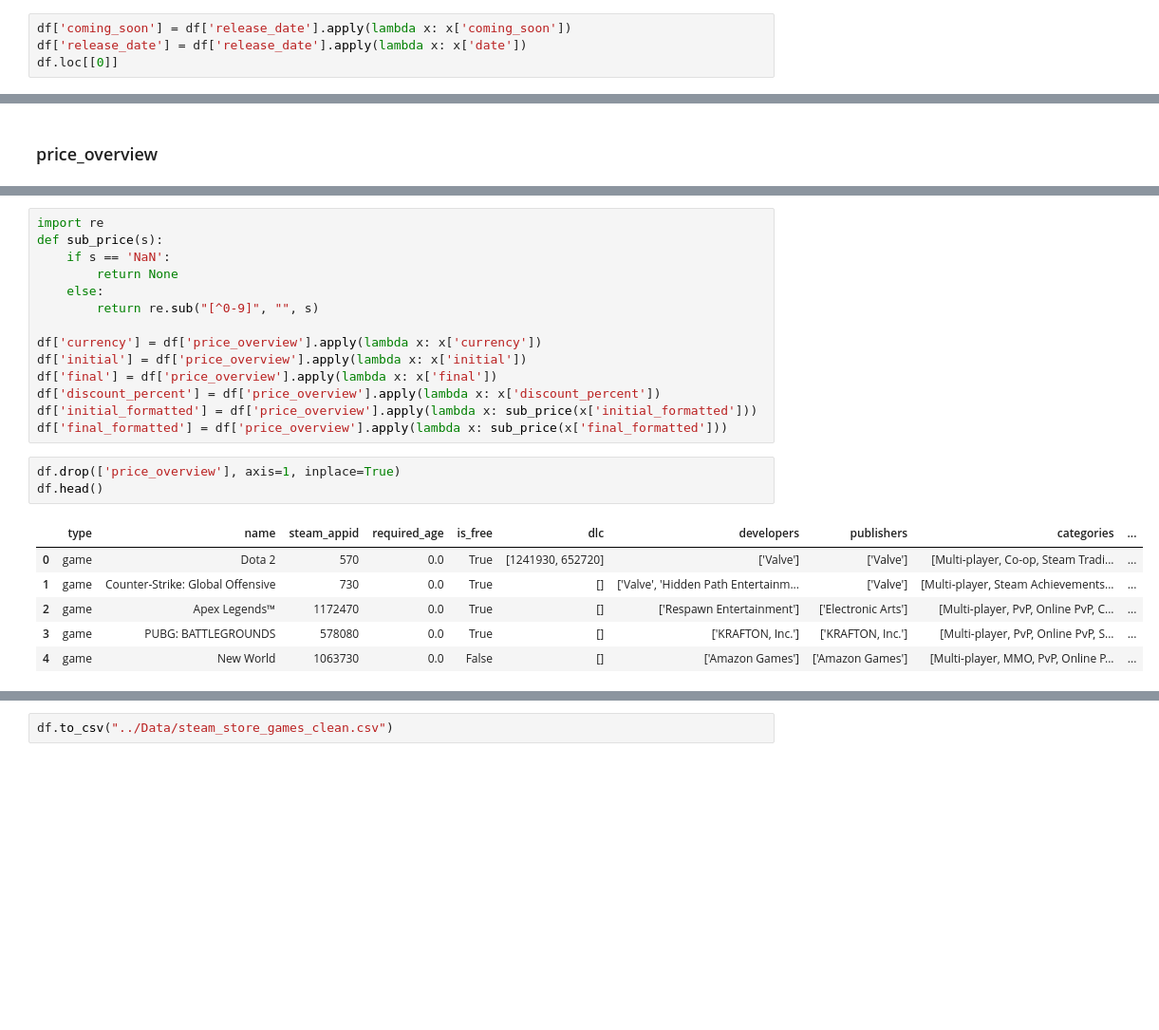
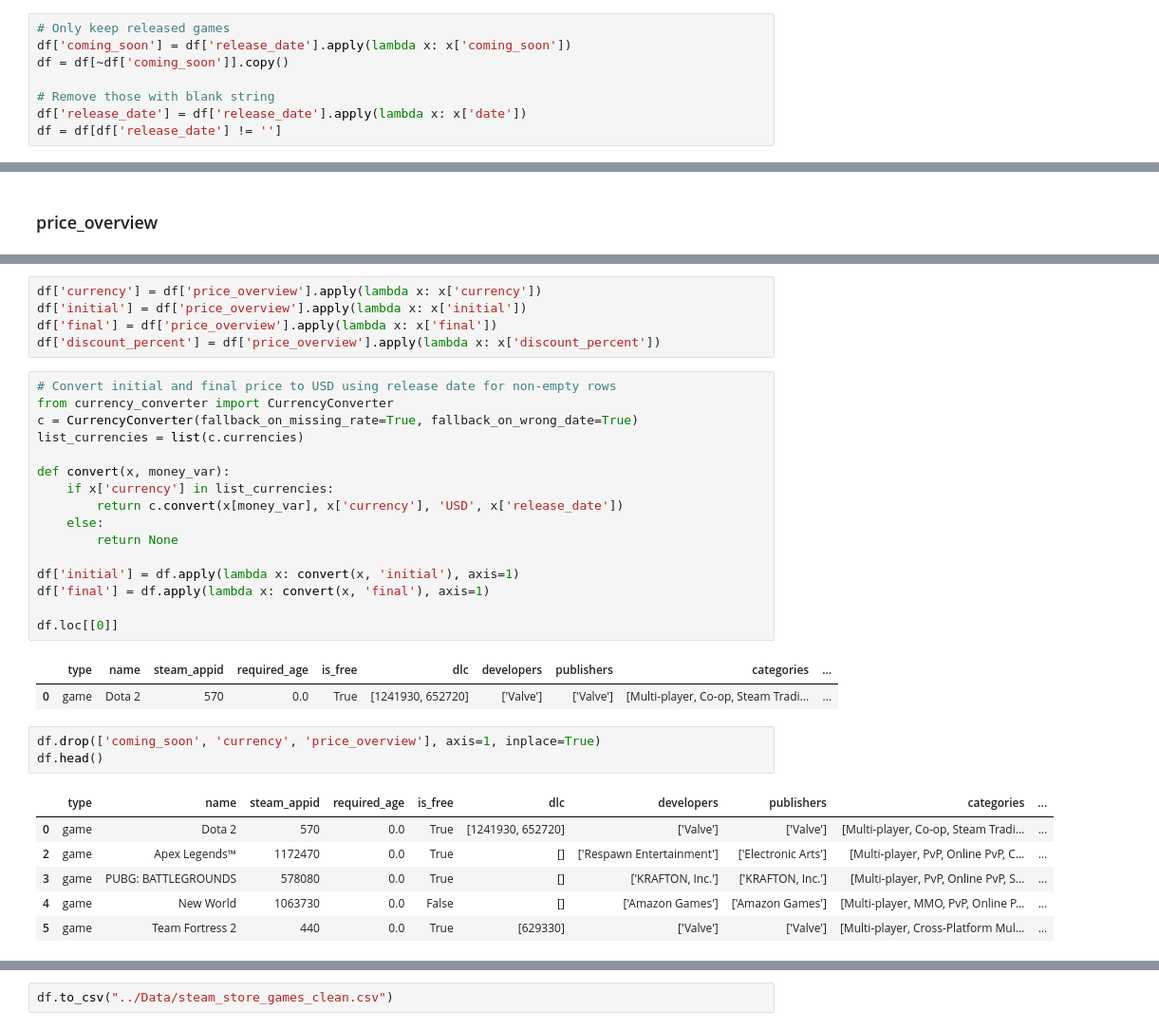
Before and after one commit to kYuXian/is4242-project, a Jupyter notebook: Project Code/steam_store_cleaning.ipynb, the cells around one changed output, grey strips where cells are left out. Shown at 95% size. Drawn from its saved outputs; the diff is of its cells as text; blank space fills up the shorter version.

Commit message:
Clean price, release_date and created data_preprocessing file

```diff
--- a/Project Code/steam_store_cleaning.ipynb
+++ b/Project Code/steam_store_cleaning.ipynb
@@ -275,6 +275,10 @@ temp[temp['release_date'].apply(lambda x: x['coming_soon'])]['release_date']
 61637        {'coming_soon': True, 'date': 'Coming soon'}
 Name: release_date, Length: 118, dtype: object
 # %%
+# Only keep released games
 df['coming_soon'] = df['release_date'].apply(lambda x: x['coming_soon'])
+df = df[~df['coming_soon']].copy()
+
+# Remove those with blank string
 df['release_date'] = df['release_date'].apply(lambda x: x['date'])
-df.loc[[0]]
+df = df[df['release_date'] != '']
@@ -327,29 +358,39 @@ df[df['price_overview'].isnull()]
 # %% [output]
 |  | type | name | steam_appid | required_age | is_free | dlc | developers | publishers | categories | ... |
 # %%
-import re
-def sub_price(s):
-    if s == 'NaN':
-        return None
-    else:
-        return re.sub("[^0-9]", "", s)
-
 df['currency'] = df['price_overview'].apply(lambda x: x['currency'])
 df['initial'] = df['price_overview'].apply(lambda x: x['initial'])
 df['final'] = df['price_overview'].apply(lambda x: x['final'])
 df['discount_percent'] = df['price_overview'].apply(lambda x: x['discount_percent'])
-df['initial_formatted'] = df['price_overview'].apply(lambda x: sub_price(x['initial_formatted']))
-df['final_formatted'] = df['price_overview'].apply(lambda x: sub_price(x['final_formatted']))
+# %%
+# Convert initial and final price to USD using release date for non-empty rows
+from currency_converter import CurrencyConverter
+c = CurrencyConverter(fallback_on_missing_rate=True, fallback_on_wrong_date=True)
+list_currencies = list(c.currencies)
+
+def convert(x, money_var):
+    if x['currency'] in list_currencies:
+        return c.convert(x[money_var], x['currency'], 'USD', x['release_date'])
+    else:
+        return None
+
+df['initial'] = df.apply(lambda x: convert(x, 'initial'), axis=1)
+df['final'] = df.apply(lambda x: convert(x, 'final'), axis=1)
+
+df.loc[[0]]
+# %% [output]
+|  | type | name | steam_appid | required_age | is_free | dlc | developers | publishers | categories | ... |
+| 0 | game | Dota 2 | 570 | 0.0 | True | [1241930, 652720] | ['Valve'] | ['Valve'] | [Multi-player, Co-op, Steam Tradi... | ... |
 # %%
-df.drop(['price_overview'], axis=1, inplace=True)
+df.drop(['coming_soon', 'currency', 'price_overview'], axis=1, inplace=True)
 df.head()
 # %% [output]
 |  | type | name | steam_appid | required_age | is_free | dlc | developers | publishers | categories | ... |
 | 0 | game | Dota 2 | 570 | 0.0 | True | [1241930, 652720] | ['Valve'] | ['Valve'] | [Multi-player, Co-op, Steam Tradi... | ... |
-| 1 | game | Counter-Strike: Global Offensive | 730 | 0.0 | True | [] | ['Valve', 'Hidden Path Entertainm... | ['Valve'] | [Multi-player, Steam Achievements... | ... |
 | 2 | game | Apex Legends™ | 1172470 | 0.0 | True | [] | ['Respawn Entertainment'] | ['Electronic Arts'] | [Multi-player, PvP, Online PvP, C... | ... |
 | 3 | game | PUBG: BATTLEGROUNDS | 578080 | 0.0 | True | [] | ['KRAFTON, Inc.'] | ['KRAFTON, Inc.'] | [Multi-player, PvP, Online PvP, S... | ... |
 | 4 | game | New World | 1063730 | 0.0 | False | [] | ['Amazon Games'] | ['Amazon Games'] | [Multi-player, MMO, PvP, Online P... | ... |
+| 5 | game | Team Fortress 2 | 440 | 0.0 | True | [629330] | ['Valve'] | ['Valve'] | [Multi-player, Cross-Platform Mul... | ... |
 # %%
 df.info()
 # %% [output]
```
Also changed, not shown: parts of 5 cells of this notebook, 8 other files.
